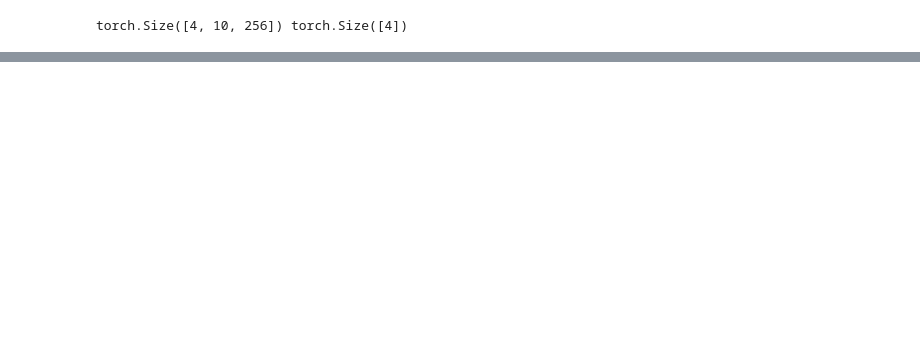
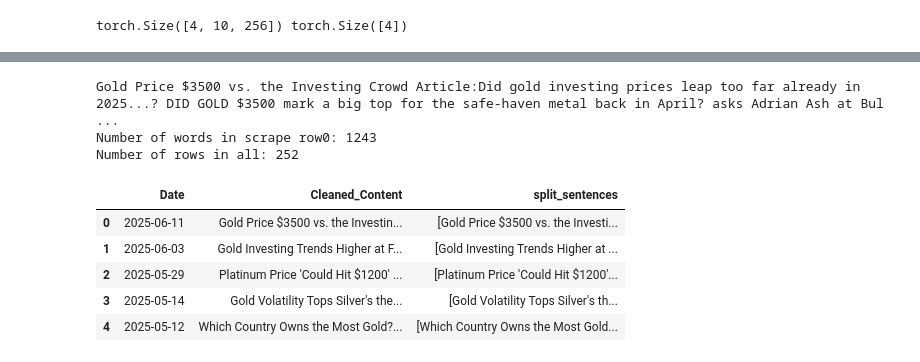
Before and after one commit to Adithya-Jayan/DL-7-25, a Jupyter notebook: Exploration_and_testing/Predictor_model/predictor_model.ipynb, the cells around one changed output, grey strips where cells are left out. Cells and saved outputs as stored; diff of their text form; code cells hidden in the pictures; blank space fills up the shorter version.

```diff
--- a/Exploration_and_testing/Predictor_model/predictor_model.ipynb
+++ b/Exploration_and_testing/Predictor_model/predictor_model.ipynb
@@ -286,0 +302,5 @@ torch.Size([4, 10, 256]) torch.Size([4])
+# %%
+#Load cleaned news data
+df_news = pd.read_csv('..\Sentiment_analysis\Cleaned_data_bullionvault_articles.csv')
+print("Number of rows in news data:", len(df_news))
+df_news.head()
@@ -286,0 +315,20 @@ torch.Size([4, 10, 256]) torch.Size([4])
+# %%
+#Have a look at the data.
+print(df_news.Cleaned_Content[0])
+print("Number of words in scrape row0:",len(df_news.Cleaned_Content[0].split(" ")))
+print("Number of rows in all:",len(df_news))
+
+#Do some quick cleaning. We will replace this with data from Deepak and Tejashwini
+length = 256
+df_news['split_sentences'] = df_news['Cleaned_Content'].apply(lambda x: [x[i:i+length] for i in range(0, len(x), length)])
+df_news.head()
+# %% [output]
+Gold Price $3500 vs. the Investing Crowd Article:Did gold investing prices leap too far already in 2025...? DID GOLD $3500 mark a big top for the safe-haven metal back in April? asks Adrian Ash at Bul ...
+Number of words in scrape row0: 1243
+Number of rows in all: 252
+|  | Date | Cleaned_Content | split_sentences |
+| 0 | 2025-06-11 | Gold Price $3500 vs. the Investin... | [Gold Price $3500 vs. the Investi... |
+| 1 | 2025-06-03 | Gold Investing Trends Higher at F... | [Gold Investing Trends Higher at ... |
+| 2 | 2025-05-29 | Platinum Price 'Could Hit $1200' ... | [Platinum Price 'Could Hit $1200'... |
+| 3 | 2025-05-14 | Gold Volatility Tops Silver's the... | [Gold Volatility Tops Silver's th... |
+| 4 | 2025-05-12 | Which Country Owns the Most Gold?... | [Which Country Owns the Most Gold... |
```
Also changed, not shown: parts of 14 cells of this notebook.
